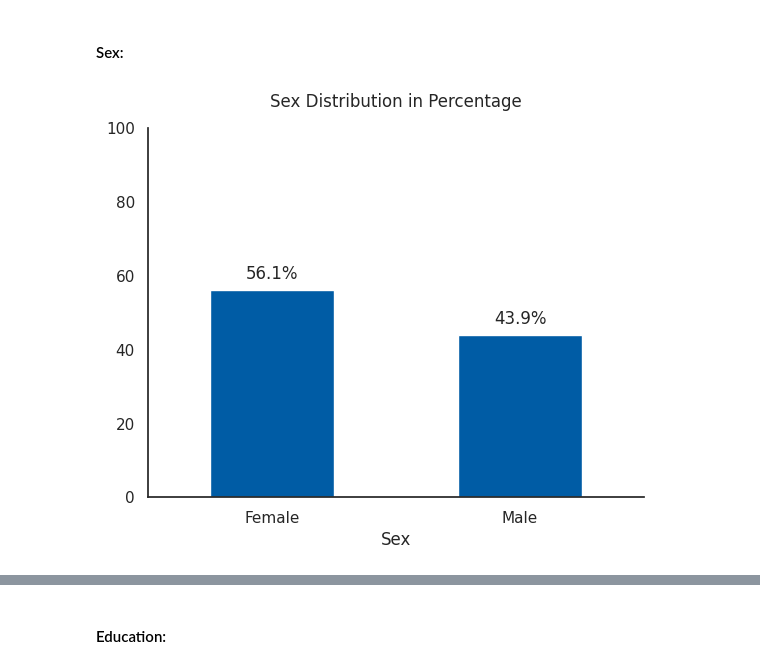
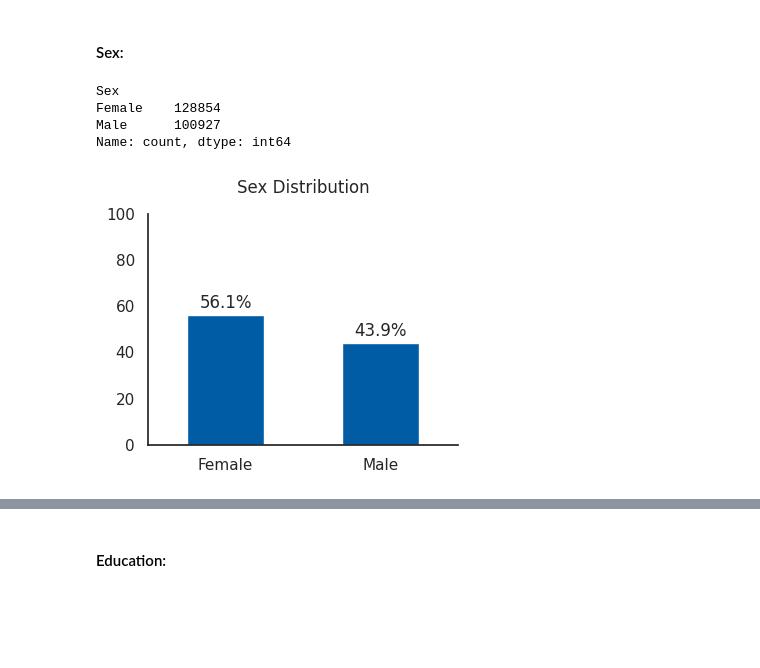
Before and after one commit to mrenrique/projects, a Jupyter notebook: posts/diabetes_prediction_based_on_cdc_diabetes_health_indicators/index.ipynb, the cells around one changed output, grey strips where cells are left out. Cells and saved outputs as stored; diff of their text form; code cells hidden in the pictures; blank space fills up the shorter version.

```diff
--- a/posts/diabetes_prediction_based_on_cdc_diabetes_health_indicators/index.ipynb
+++ b/posts/diabetes_prediction_based_on_cdc_diabetes_health_indicators/index.ipynb
@@ -467,24 +460,34 @@ g.axes.set_xticklabels(xCustomLabels)
 #### Sex:
 # %%
 # Count the number of occurrences of each sex
-sex_counts = pre_processed_data['Sex'].value_counts(normalize=True).mul(100).round(1)
+sex_counts = pre_processed_data['Sex'].value_counts()
 
+print(sex_counts.rename({0: 'Female', 1: 'Male'}), '\n')
+
+# Calculate the percentage of each sex
+sex_counts_pct = pre_processed_data['Sex'].value_counts(normalize=True).mul(100).round(1)
+
+# Plot the sex counts as a bar chart
 fig, ax = plt.subplots()
 
 # Plot the sex counts as a bar chart
-sex_counts.plot(kind='bar')
-ChartWithCustomSettings(g, 4, 3, 'Sex Distribution in Percentage')
+g=sex_counts_pct.plot(kind='bar')
+ChartWithCustomSettings(g, 4, 3, 'Sex Distribution')
 plt.xticks(ticks=[0, 1], labels=['Female', 'Male'], rotation=0)
 plt.ylim(0, 100)
 
 # Sum up the rows of our data to get the total value of each bar.
-totals = pd.DataFrame(sex_counts).sum(axis=1)
+totals = pd.DataFrame(sex_counts_pct).sum(axis=1)
 
 # Set an offset that is used to bump the label up a bit above the bar.
 y_offset = 3
 
 # Add labels to each bar
 for i, total in enumerate(totals):
     ax.text(totals.index[i], total + y_offset, f'{total}%', ha='center')
 # %% [output]
+Sex
+Female    128854
+Male      100927
+Name: count, dtype: int64
-[figure, old version]
+[figure, new version]
```
Also changed, not shown: parts of 33 cells of this notebook.
